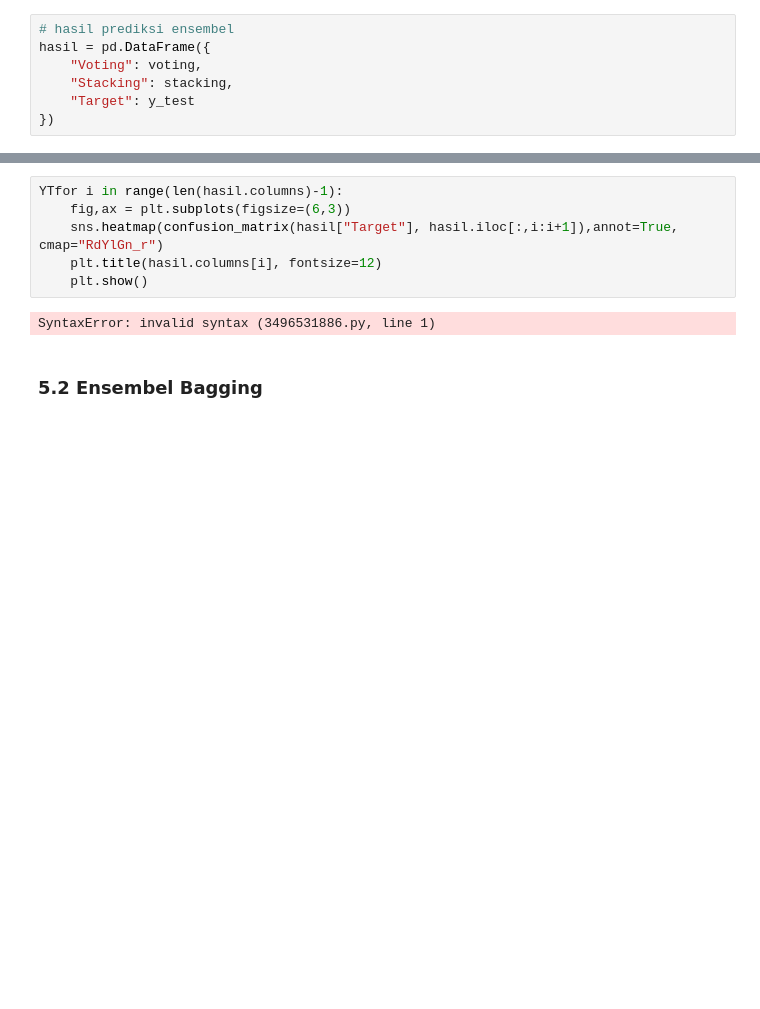
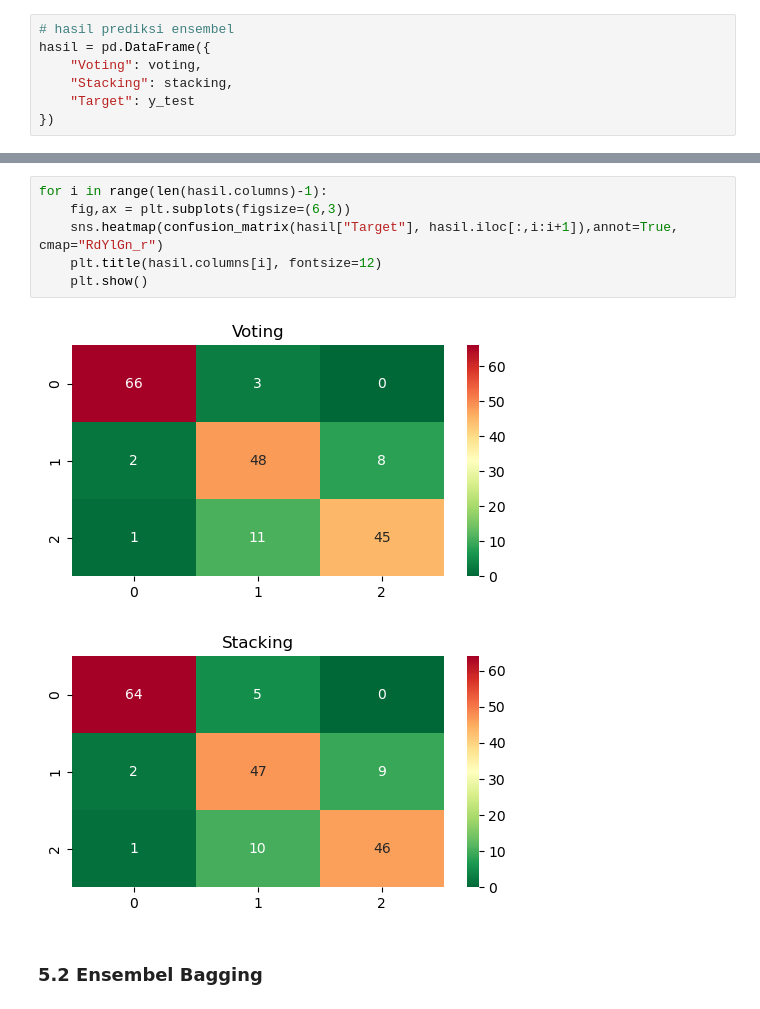
Before and after one commit to kusin/klasifikasi_kopra, a Jupyter notebook: klasifikasi_kopra_new.ipynb, the cells around one changed output, grey strips where cells are left out. Cells and saved outputs as stored; diff of their text form; blank space fills up the shorter version.

```diff
--- a/klasifikasi_kopra_new.ipynb
+++ b/klasifikasi_kopra_new.ipynb
@@ -309,12 +357,13 @@ Stacking
 -------------------------
 # %%
-YTfor i in range(len(hasil.columns)-1):
+for i in range(len(hasil.columns)-1):
     fig,ax = plt.subplots(figsize=(6,3))
     sns.heatmap(confusion_matrix(hasil["Target"], hasil.iloc[:,i:i+1]),annot=True, cmap="RdYlGn_r")
     plt.title(hasil.columns[i], fontsize=12)
     plt.show()
 # %% [output]
-SyntaxError: invalid syntax (3496531886.py, line 1)
+[figure, added]
+[figure, added]
 # %% [markdown]
 ### 5.2 Ensembel Bagging
 # %%
```
Also changed, not shown: parts of 12 cells of this notebook, 6 other files.
